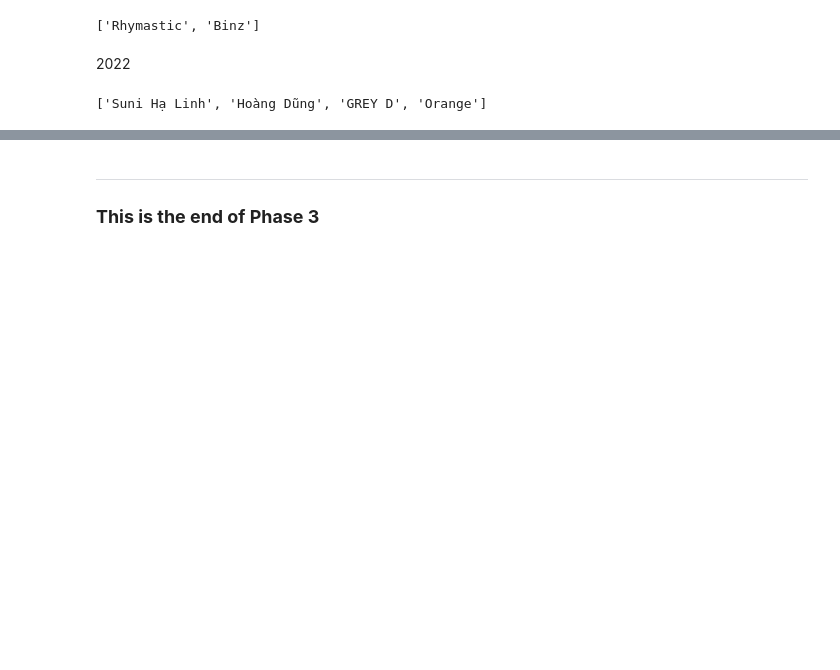
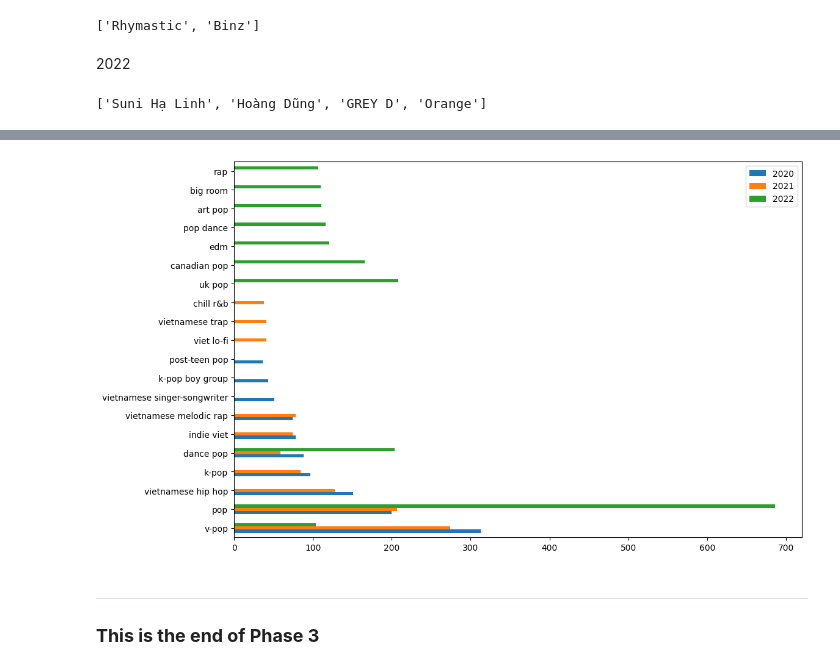
Before and after one commit to quytrungg/Final_Project_CSC14119, a Jupyter notebook: data_analysis/data_analysis.ipynb, the cells around one changed output, grey strips where cells are left out. Drawn from its saved outputs; the diff is of its cells as text; code cells hidden in the pictures; blank space fills up the shorter version.

```diff
--- a/data_analysis/data_analysis.ipynb
+++ b/data_analysis/data_analysis.ipynb
@@ -290,0 +271,5 @@ for i in temp:
+# %%
+genres_2020 = songs_df[songs_df['released_date'].dt.year == 2020]['genres'] \
+                .str.join(',').str.split(',').explode().value_counts() \
+                .drop(['N', 'o', 'n', 'e']).nlargest(n=10)
+top10_genres_2020 = pd.DataFrame(genres_2020).rename(columns={'genres': 2020})
@@ -290,0 +278,5 @@ for i in temp:
+# %%
+genres_2021 = songs_df[songs_df['released_date'].dt.year == 2021]['genres'] \
+                .str.join(',').str.split(',').explode().value_counts() \
+                .drop(['N', 'o', 'n', 'e']).nlargest(n=10)
+top10_genres_2021 = pd.DataFrame(genres_2021).rename(columns={'genres': 2021})
@@ -290,0 +285,5 @@ for i in temp:
+# %%
+genres_2022 = songs_df[songs_df['released_date'].dt.year == 2022]['genres'] \
+                .str.join(',').str.split(',').explode().value_counts() \
+                .drop(['N', 'o', 'n', 'e']).nlargest(n=10)
+top10_genres_2022 = pd.DataFrame(genres_2022).rename(columns={'genres': 2022})
@@ -291,3 +312,7 @@ for i in temp:
+# %%
+pd.concat([top10_genres_2020, top10_genres_2021, top10_genres_2022], axis=1).plot.barh(figsize=(12, 8));
+# %% [output]
+[figure, added]
 # %% [markdown]
 ----
 ### <b> This is the end of Phase 3</b>
```
Also changed, not shown: parts of 21 cells of this notebook, 1 other file.
